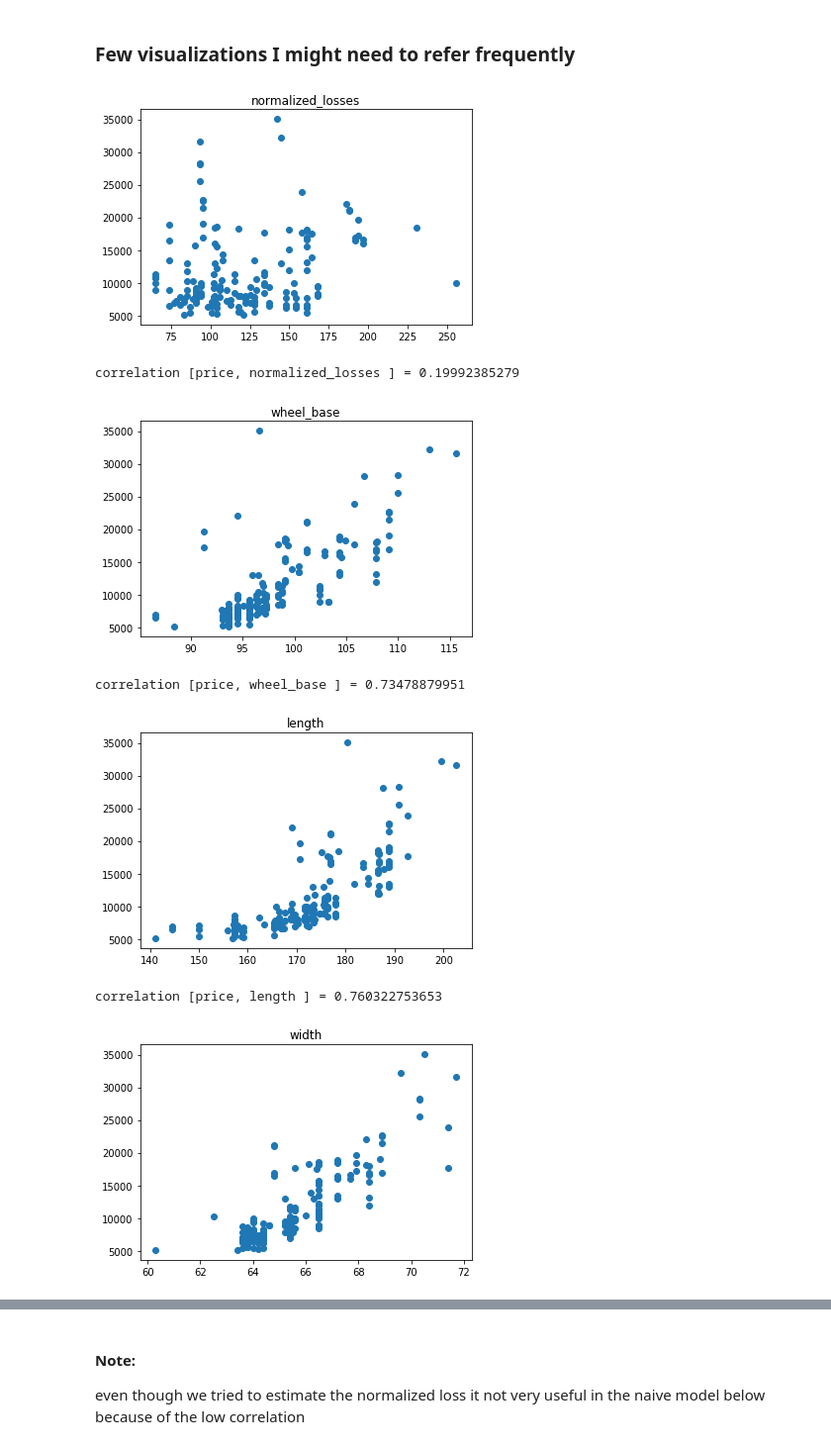
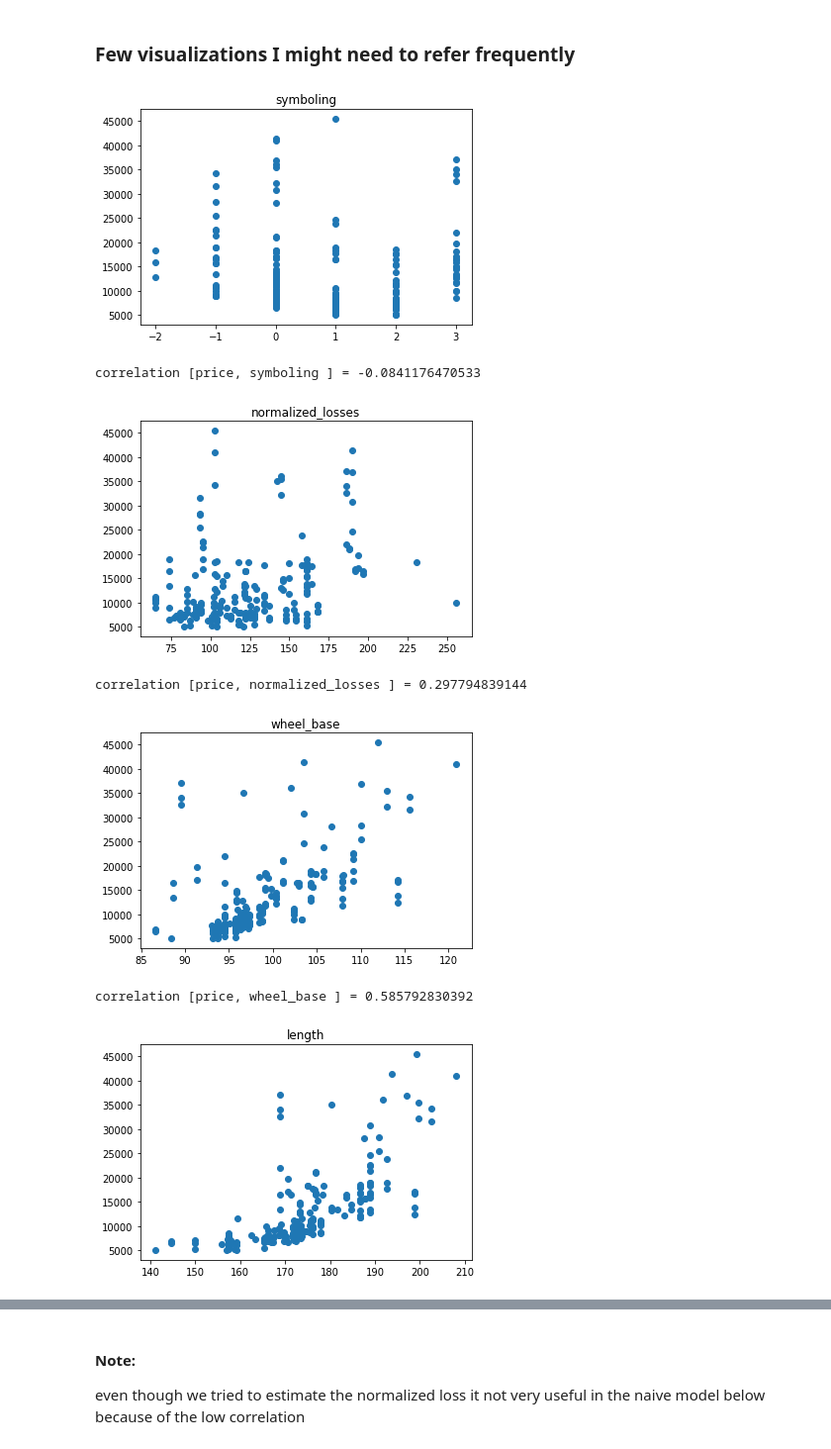
Before and after one commit to narayana1043/datascience_challenges, a Jupyter notebook: uci_cars.ipynb, the cells around one changed output, grey strips where cells are left out. Shown at 99% size. Drawn from its saved outputs; the diff is of its cells as text; code cells hidden in the pictures.

```diff
--- a/uci_cars.ipynb
+++ b/uci_cars.ipynb
@@ -272,19 +339,20 @@ reduction in error = $106
 ### Few visualizations I might need to refer frequently
 # %%
 # feature generation based on plots against price for the continous variables
+X = data.select_dtypes(include=["float64",'int']).drop(["price"], axis=1)
 cor_aginst_price = {}
 for feature in X.columns:
     fig = plt.figure()
     plt.title(feature)
     plt.scatter(X[feature], y)
     plt.show()
     cor_aginst_price[feature] = np.corrcoef(X[feature], y)[1,0]
     print "correlation [price,",feature,"] =",np.corrcoef(X[feature], y)[1,0]
 # %% [output]
-[figure, old version]
+[figure, new version]
-correlation [price, normalized_losses ] = 0.19992385279
+correlation [price, symboling ] = -0.0841176470533
-[figure, old version]
+[figure, new version]
-correlation [price, wheel_base ] = 0.73478879951
+correlation [price, normalized_losses ] = 0.297794839144
-[figure, old version]
+[figure, new version]
-correlation [price, length ] = 0.760322753653
+correlation [price, wheel_base ] = 0.585792830392
-[figure, old version]
+[figure, new version]
```
Also changed, not shown: parts of 42 cells of this notebook.
